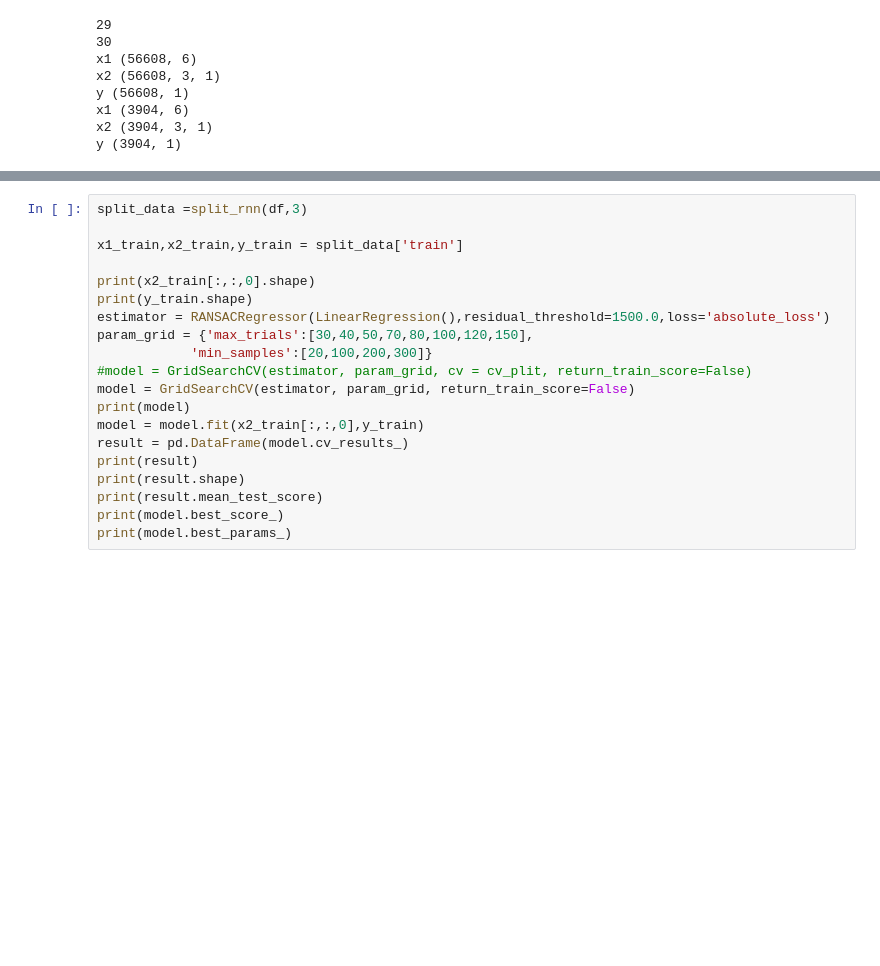
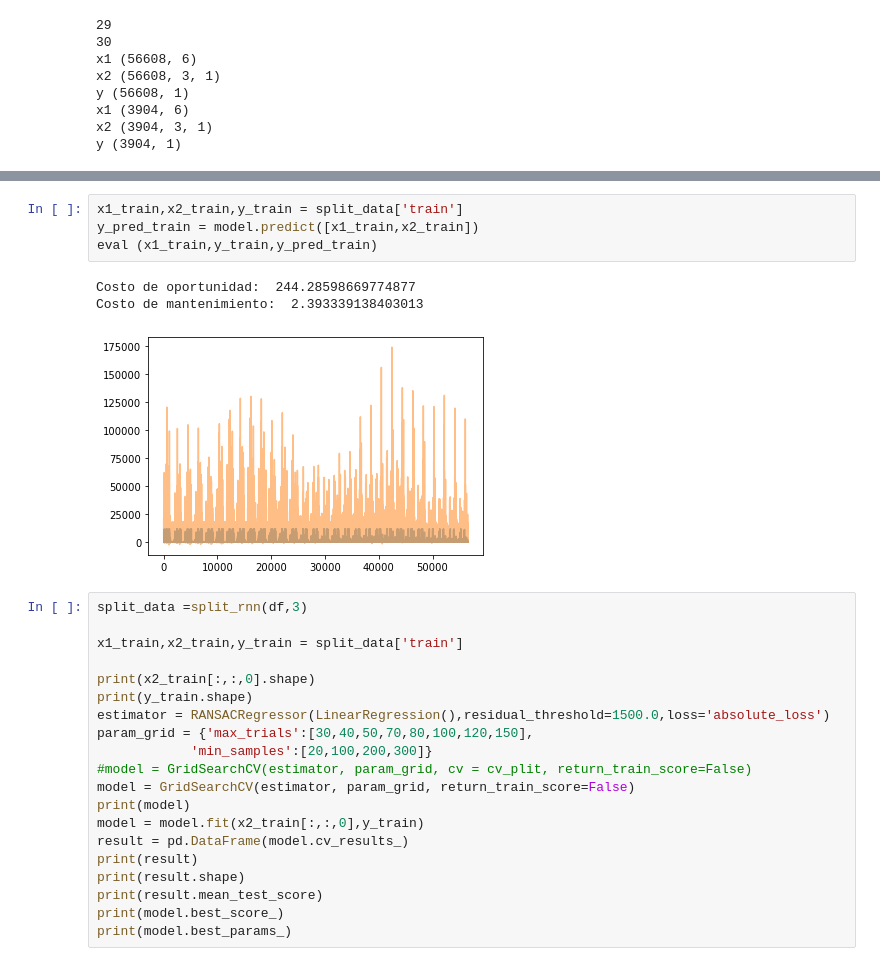
Before and after one commit to Alberto7526/MonografiaGithub, a Jupyter notebook: Pruebas.ipynb, the cells around one changed output, grey strips where cells are left out. Cells and saved outputs as stored; diff of their text form; blank space fills up the shorter version.

```diff
--- a/Pruebas.ipynb
+++ b/Pruebas.ipynb
@@ -206,3 +214,11 @@ Costo de mantenimiento:  373246.619705995
+# %%
+x1_train,x2_train,y_train = split_data['train']
+y_pred_train = model.predict([x1_train,x2_train])
+eval (x1_train,y_train,y_pred_train)
+# %% [output]
+Costo de oportunidad:  244.28598669774877
+Costo de mantenimiento:  2.393339138403013
+[figure, added]
 # %%
 split_data =split_rnn(df,3)
 
```
Also changed, not shown: parts of 6 cells of this notebook, 14 other files.
